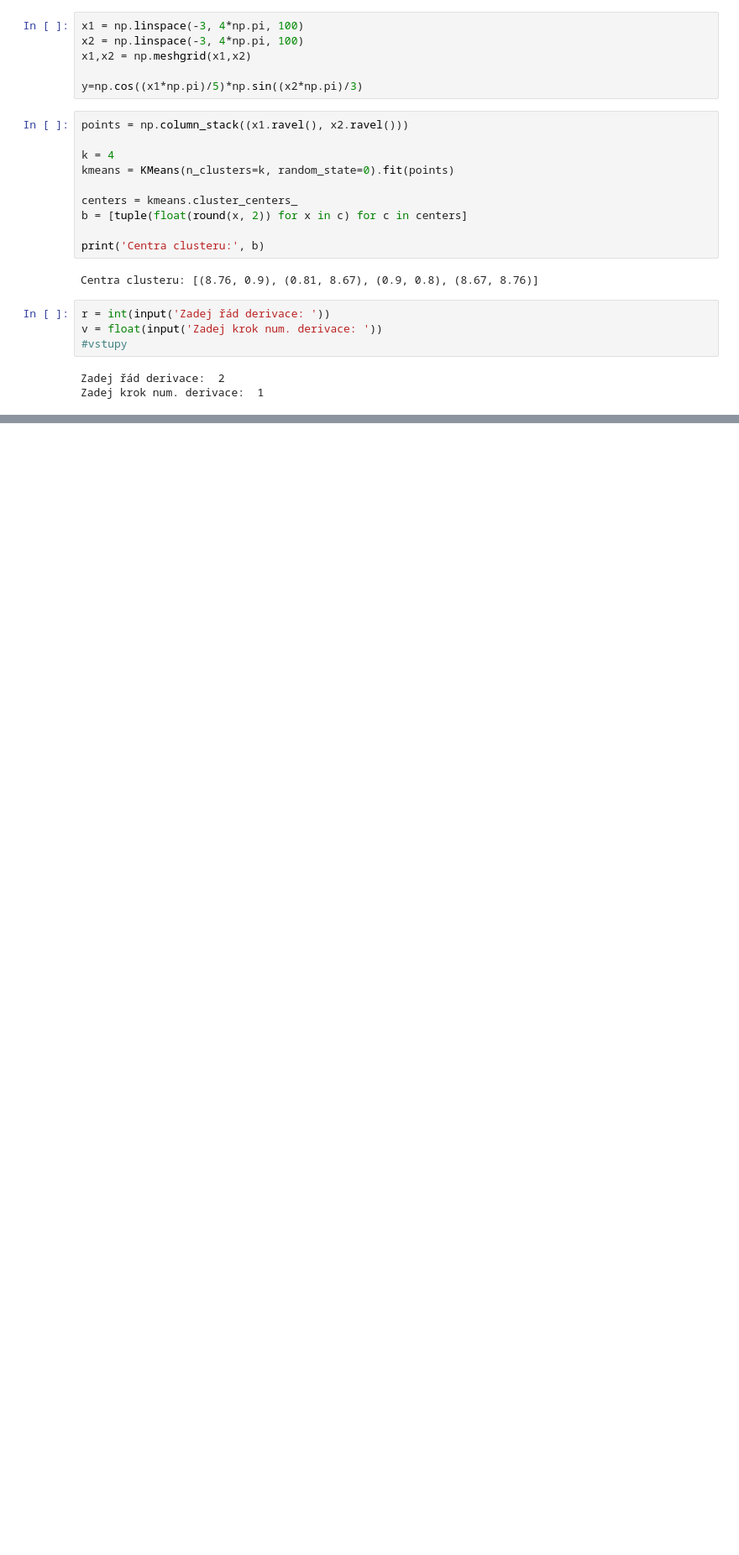
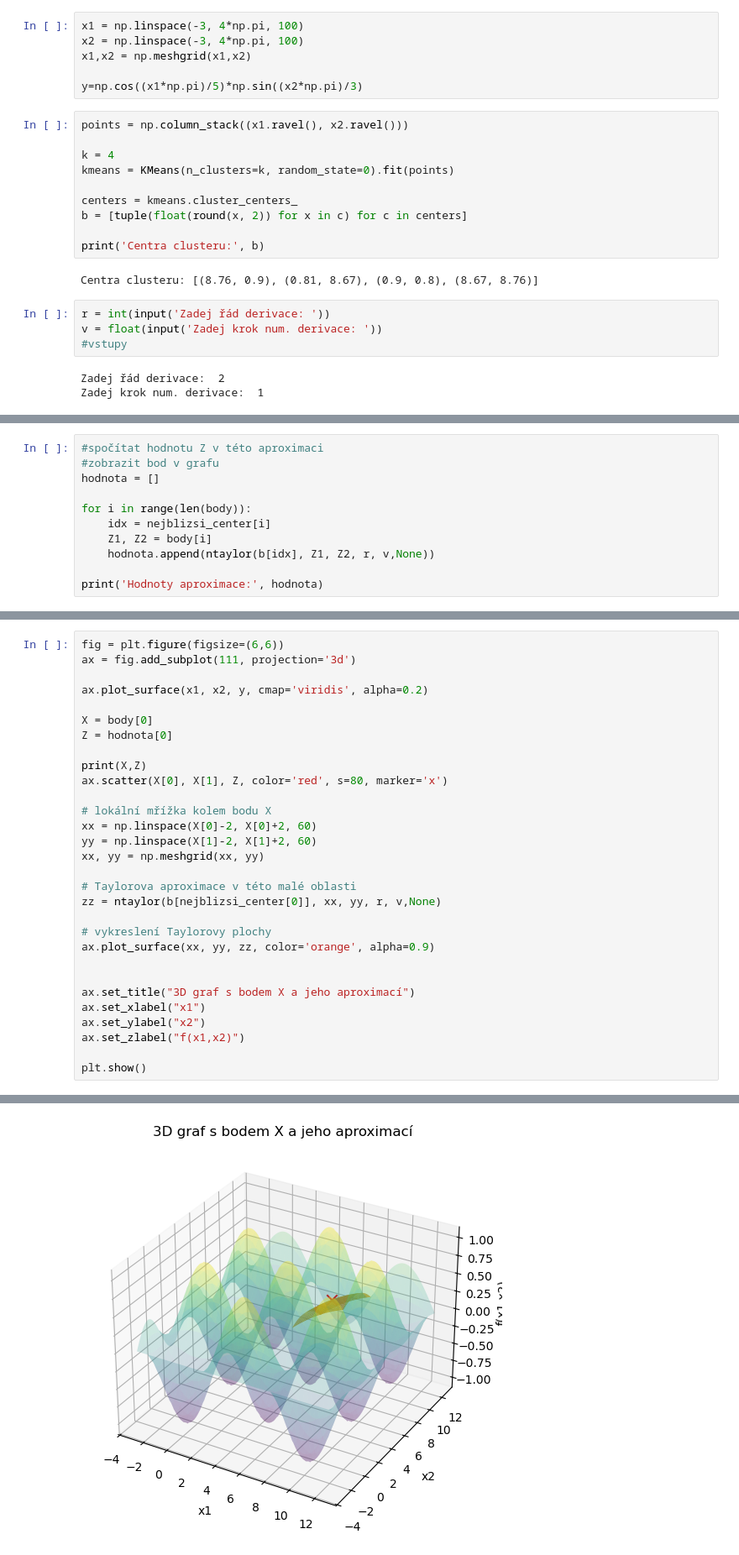
Before and after one commit to kukelkovaluci/taylor-aproximation, a Jupyter notebook: taylor with k-means.ipynb, the cells around one changed output, grey strips where cells are left out. Shown at 84% size. Saved outputs shown, nothing was run; the diff lists cells and outputs as text; blank space fills up the shorter version.

```diff
--- a/taylor with k-means.ipynb
+++ b/taylor with k-means.ipynb
@@ -111,0 +144,11 @@ plt.show()
+# %%
+#spočítat hodnotu Z v této aproximaci
+#zobrazit bod v grafu
+hodnota = []
+
+for i in range(len(body)):
+    idx = nejblizsi_center[i]
+    Z1, Z2 = body[i]
+    hodnota.append(ntaylor(b[idx], Z1, Z2, r, v,None))
+
+print('Hodnoty aproximace:', hodnota)
@@ -111,0 +157,31 @@ plt.show()
+# %%
+fig = plt.figure(figsize=(6,6))
+ax = fig.add_subplot(111, projection='3d')
+
+ax.plot_surface(x1, x2, y, cmap='viridis', alpha=0.2)
+
+X = body[0]
+Z = hodnota[0]
+
+print(X,Z)
+ax.scatter(X[0], X[1], Z, color='red', s=80, marker='x')
+
+# lokální mřížka kolem bodu X
+xx = np.linspace(X[0]-2, X[0]+2, 60)
+yy = np.linspace(X[1]-2, X[1]+2, 60)
+xx, yy = np.meshgrid(xx, yy)
+
+# Taylorova aproximace v této malé oblasti
+zz = ntaylor(b[nejblizsi_center[0]], xx, yy, r, v,None)
+
+# vykreslení Taylorovy plochy
+ax.plot_surface(xx, yy, zz, color='orange', alpha=0.9)
+
+
+ax.set_title("3D graf s bodem X a jeho aproximací")
+ax.set_xlabel("x1")
+ax.set_ylabel("x2")
+ax.set_zlabel("f(x1,x2)")
+
+plt.show()
+# %% [output]
@@ -111,0 +189 @@ plt.show()
+[figure, added]
```
Also changed, not shown: parts of 9 cells of this notebook.
